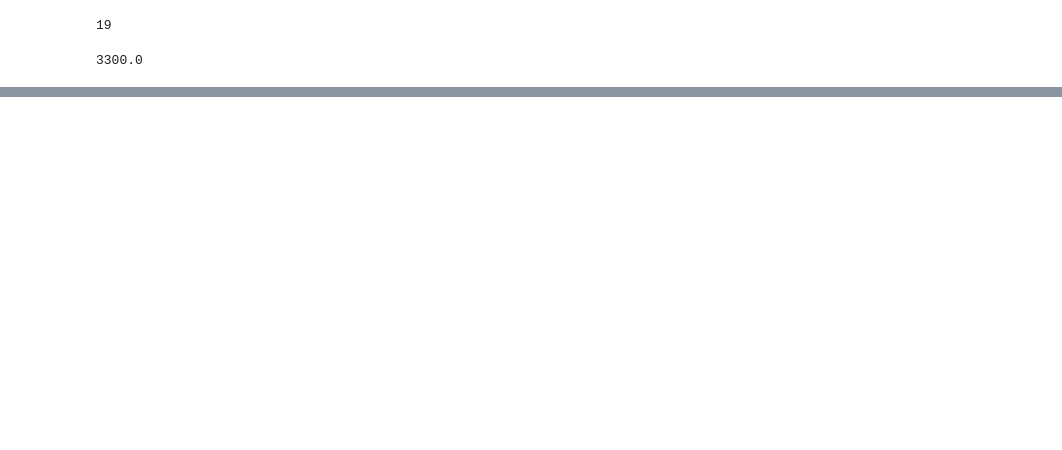
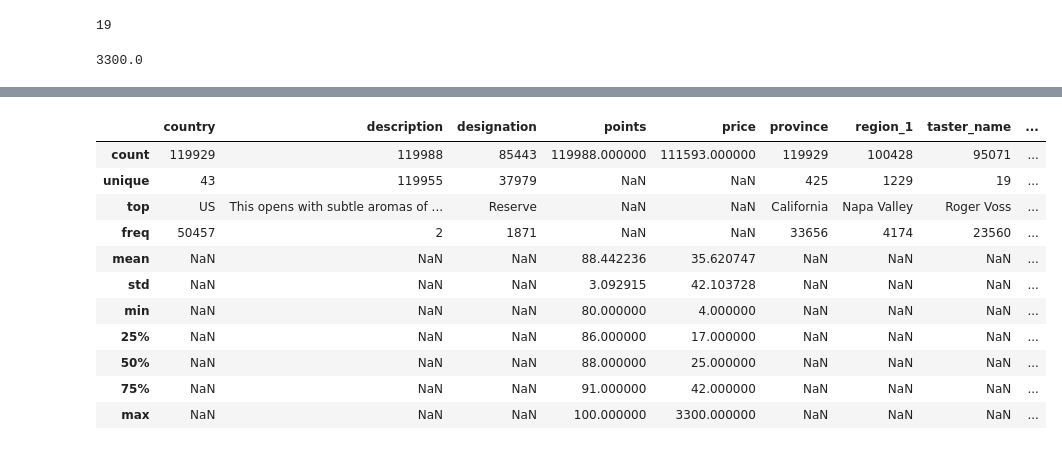
Before and after one commit to schdlr50/SF_EDA_1, a Jupyter notebook: EDA_1.ipynb, the cells around one changed output, grey strips where cells are left out. Saved outputs shown, nothing was run; the diff lists cells and outputs as text; code cells hidden in the pictures; blank space fills up the shorter version.

```diff
--- a/EDA_1.ipynb
+++ b/EDA_1.ipynb
@@ -57,0 +131,18 @@ dtype: int64
+# %%
+data.describe(include='all') # смотрим признаки более детально
+# наблюдаем по категориальности выделяются 4 признака (designation, region_1, taster_name, taster_twitter_handle), поэтому пробелам в этих признаках присваиваем замену на 'unknown'
+
+# касательно признаков с небольшим кол-вом пропусков (country, price, province, variety) - меняем пропуски на самые распространенные значения в этих же признаках
+# %% [output]
+|  | country | description | designation | points | price | province | region_1 | taster_name | ... |
+| count | 119929 | 119988 | 85443 | 119988.000000 | 111593.000000 | 119929 | 100428 | 95071 | ... |
+| unique | 43 | 119955 | 37979 | NaN | NaN | 425 | 1229 | 19 | ... |
+| top | US | This opens with subtle aromas of ... | Reserve | NaN | NaN | California | Napa Valley | Roger Voss | ... |
+| freq | 50457 | 2 | 1871 | NaN | NaN | 33656 | 4174 | 23560 | ... |
+| mean | NaN | NaN | NaN | 88.442236 | 35.620747 | NaN | NaN | NaN | ... |
+| std | NaN | NaN | NaN | 3.092915 | 42.103728 | NaN | NaN | NaN | ... |
+| min | NaN | NaN | NaN | 80.000000 | 4.000000 | NaN | NaN | NaN | ... |
+| 25% | NaN | NaN | NaN | 86.000000 | 17.000000 | NaN | NaN | NaN | ... |
+| 50% | NaN | NaN | NaN | 88.000000 | 25.000000 | NaN | NaN | NaN | ... |
+| 75% | NaN | NaN | NaN | 91.000000 | 42.000000 | NaN | NaN | NaN | ... |
+| max | NaN | NaN | NaN | 100.000000 | 3300.000000 | NaN | NaN | NaN | ... |
```
Also changed, not shown: parts of 19 cells of this notebook, 1 other file.
